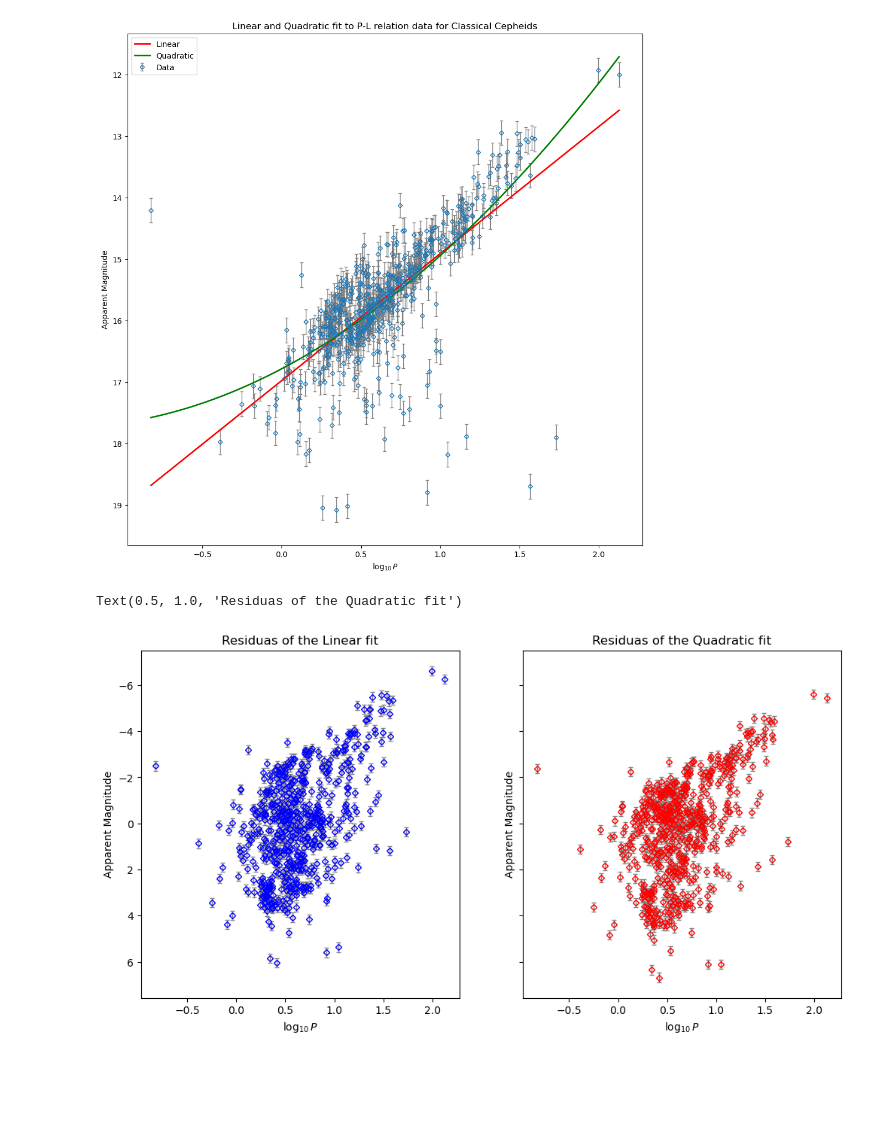
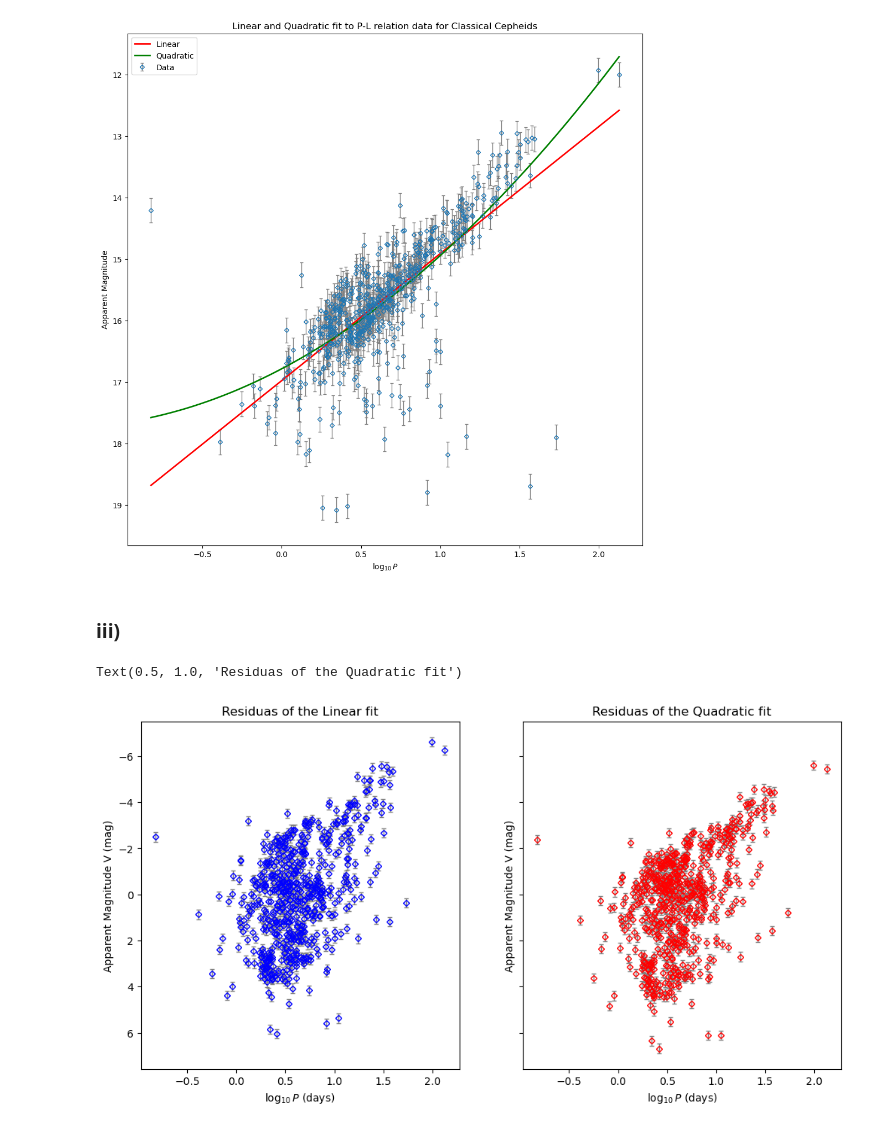
Before and after one commit to DIaDaynaDay/ASTR7907, a Jupyter notebook: Assignment 1 Q1.ipynb, the cells around one changed output. Cells and saved outputs as stored; diff of their text form; code cells hidden in the pictures; blank space fills up the shorter version.

```diff
--- a/Assignment 1 Q1.ipynb
+++ b/Assignment 1 Q1.ipynb
@@ -176,35 +184,29 @@ print('Quadratic fit parameters: ', p2Fit, "with Chi^2 value", retVals_quad[1])
 Linear fit parameters:  [16.9794698  -2.06750963] with Chi^2 value 7204.242487873508
 Quadratic fit parameters:  [16.78690952 -1.36016996 -0.48267479] with Chi^2 value 7046.987022696305
 [figure]
+# %% [markdown]
+### iii)
 # %%
 res_lin = y - y_model_lin
 res_quad = y - y_model_quad
 # %%
-#f = plt.figure()
-
 f, (ax1, ax2) = plt.subplots(1, 2, sharey=True)
 plt.gca().invert_yaxis()
 f.set_size_inches([12,6])
 ax1.errorbar(x=x, y=res_lin, yerr=dy, mfc="none", color = 'blue',
             ms=4, fmt="D", ecolor="grey", label="Residuals of the linear fit",
             elinewidth=1.0, capsize=2)
 ax2.errorbar(x=x, y=res_quad, yerr=dy, mfc="none", color = 'red',
             ms=4, fmt="D", ecolor="grey", label="Residuals of the quadratic fit",
             elinewidth=1.0, capsize=2)
 
 
-#plt.plot(model_lin[0], model_lin[1], color='red', marker="None", mfc="w",
-#            mec="g", label='Linear', lw=2.0)
-#plt.plot(model_quad[0], model_quad[1], color='green', marker="None", mfc="w",
-#            mec="g", label='Quadratic', lw=2.0)
-
-ax1.set_xlabel(r'$\log_{10}P$')
-ax2.set_xlabel(r'$\log_{10}P$')
-ax1.set_ylabel('Apparent Magnitude')
-ax2.set_ylabel('Apparent Magnitude')
+ax1.set_xlabel(r'$\log_{10}P$ (days)')
+ax2.set_xlabel(r'$\log_{10}P$ (days)')
+ax1.set_ylabel('Apparent Magnitude V (mag)')
+ax2.set_ylabel('Apparent Magnitude V (mag)')
 ax1.set_title('Residuas of the Linear fit')
 ax2.set_title('Residuas of the Quadratic fit')
-#f.legend()
 # %% [output]
 Text(0.5, 1.0, 'Residuas of the Quadratic fit')
-[figure, old version]
+[figure, new version]
```
Also changed, not shown: parts of 17 cells of this notebook.
